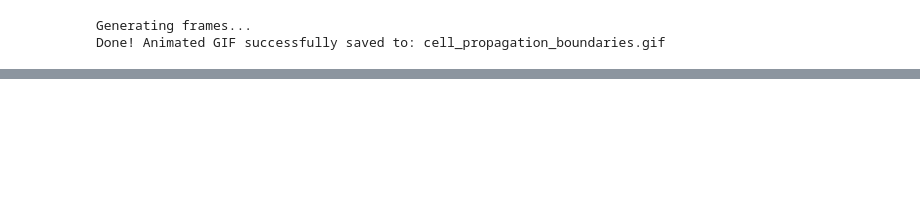
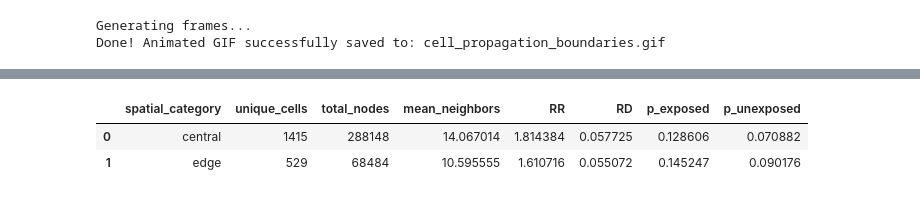
Before and after one commit to aleksandraburakowska1/UW-SysBiol-Project2, a Jupyter notebook: notebooks/TaskB2.ipynb, the cells around one changed output, grey strips where cells are left out. Saved outputs shown, nothing was run; the diff lists cells and outputs as text; code cells hidden in the pictures; blank space fills up the shorter version.

```diff
--- a/notebooks/TaskB2.ipynb
+++ b/notebooks/TaskB2.ipynb
@@ -300,0 +285,56 @@ Done! Animated GIF successfully saved to: cell_propagation_boundaries.gif
+# %%
+def generate_spatial_comparison_table(nodes_df):
+    """Stratifies the nodes table by spatial_category and computes
+
+    comparative statistics including unique cell counts, mean neighbors, and RR/RD.
+    """
+    comparison_rows = []
+
+    # Group by spatial category (edge vs central)
+    for category, sub_df in nodes_df.groupby("spatial_category"):
+        # 1. Calculate propagation metrics using the function from Cell 1
+        metrics = calculate_propagation_metrics(sub_df)
+
+        # 2. Calculate spatial architecture metrics
+        mean_neighbors = sub_df["neighbor_count"].mean()
+        n_unique_cells = sub_df["track_id"].nunique()
+        total_nodes = len(sub_df)
+
+        # 3. Combine everything into a single row dictionary
+        row = {
+            "spatial_category": category,
+            "unique_cells": n_unique_cells,
+            "total_nodes": total_nodes,
+            "mean_neighbors": mean_neighbors,
+            "RR": metrics["RR"],
+            "RD": metrics["RD"],
+            "p_exposed": metrics["p_exposed"],
+            "p_unexposed": metrics["p_unexposed"],
+        }
+        comparison_rows.append(row)
+
+    # Create the final DataFrame
+    comparison_table = pd.DataFrame(comparison_rows)
+
+    # Optional: formatting for better readability in Jupyter
+    columns_order = [
+        "spatial_category",
+        "unique_cells",
+        "total_nodes",
+        "mean_neighbors",
+        "RR",
+        "RD",
+        "p_exposed",
+        "p_unexposed",
+    ]
+    return comparison_table[columns_order]
+
+
+# --- How to run it ---
+# Assuming 'nodes' already has the 'spatial_category' column calculated
+summary_table = generate_spatial_comparison_table(nodes)
+display(summary_table)
+# %% [output]
+|  | spatial_category | unique_cells | total_nodes | mean_neighbors | RR | RD | p_exposed | p_unexposed |
+| 0 | central | 1415 | 288148 | 14.067014 | 1.814384 | 0.057725 | 0.128606 | 0.070882 |
+| 1 | edge | 529 | 68484 | 10.595555 | 1.610716 | 0.055072 | 0.145247 | 0.090176 |
```
Also changed, not shown: parts of 12 cells of this notebook.
